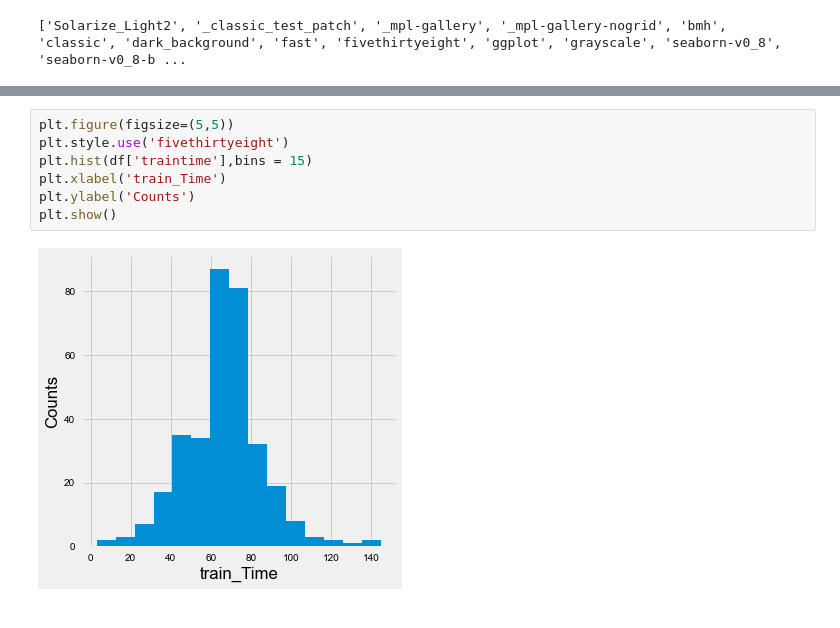
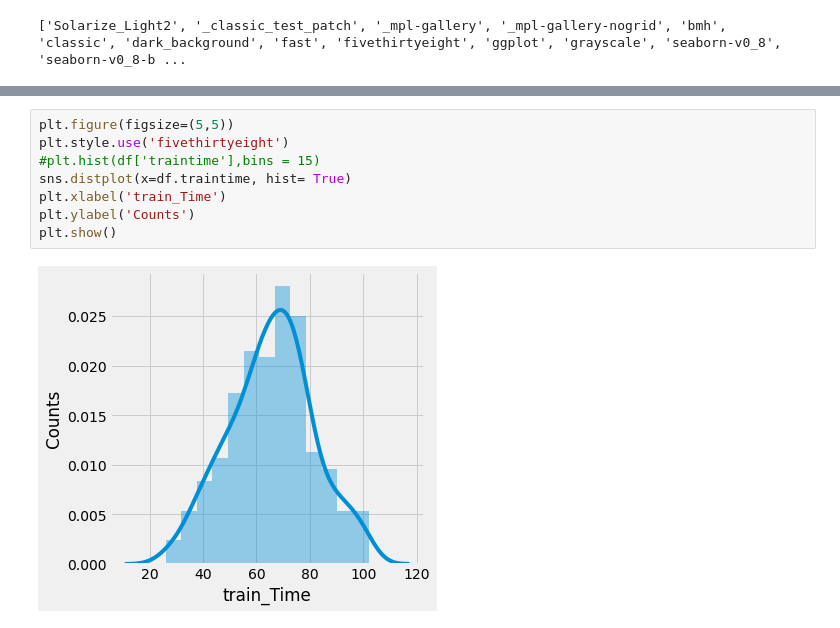
Before and after one commit to hari-r-v/SYDNEY_TRANSPORTATION, a Jupyter notebook: ASSIGNMENT.ipynb, the cells around one changed output, grey strips where cells are left out. Drawn from its saved outputs; the diff is of its cells as text.

```diff
--- a/ASSIGNMENT.ipynb
+++ b/ASSIGNMENT.ipynb
@@ -143,12 +71,13 @@ plt.show()
 # %%
 plt.figure(figsize=(5,5))
 plt.style.use('fivethirtyeight')
-plt.hist(df['traintime'],bins = 15)
+#plt.hist(df['traintime'],bins = 15)
+sns.distplot(x=df.traintime, hist= True)
 plt.xlabel('train_Time')
 plt.ylabel('Counts')
 plt.show()
 # %% [output]
-[figure, old version]
+[figure, new version]
 # %%
 plt.figure(figsize=(5,5))
 plt.style.use('fivethirtyeight')
```
Also changed, not shown: parts of 50 cells of this notebook.
